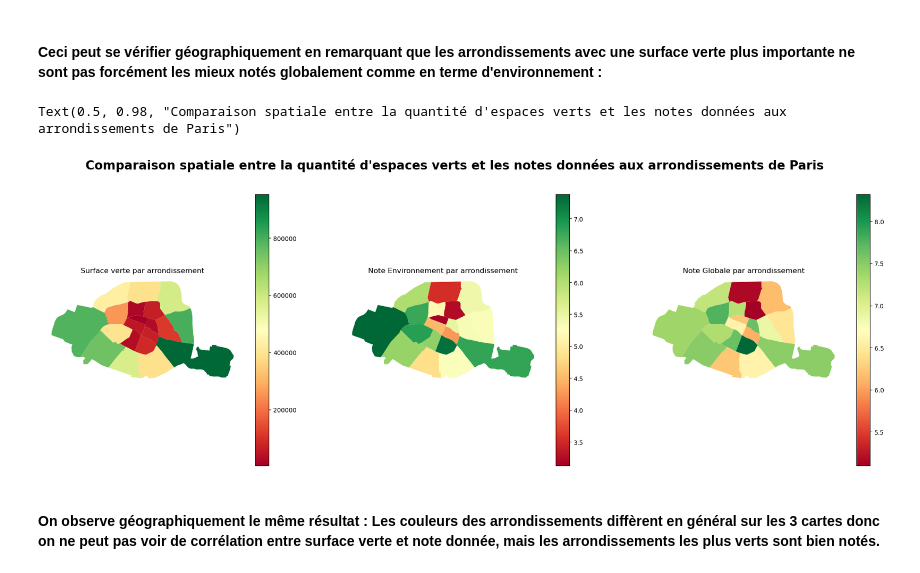
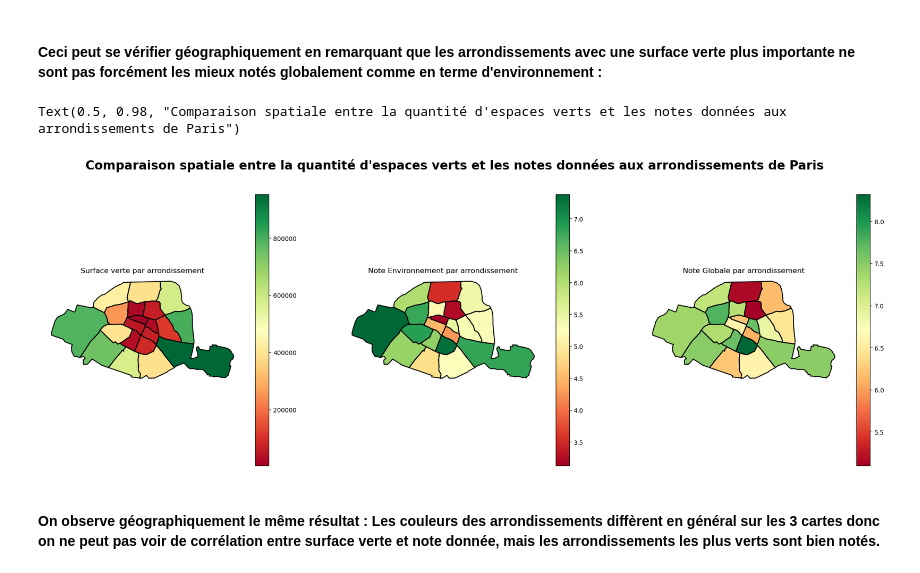
Before and after one commit to solenemoro/Projet_Python_2AENSAE, a Jupyter notebook: Espaces_verts.ipynb, the cells around one changed output. Saved outputs shown, nothing was run; the diff lists cells and outputs as text; code cells hidden in the pictures.

Commit message:
Add borders of paris arrondissements on the final graphs

```diff
--- a/Espaces_verts.ipynb
+++ b/Espaces_verts.ipynb
@@ -209,32 +228,33 @@ def postal_code(i):
 # %%
 '''Creating 3 map graphs to visualise the arrondissement that have more green spaces or higher marks'''
 
 fig,ax=plt.subplots(1,3,figsize=(25,8))
 
-    '''Giving the Paris_borders geo-dataframe the same index (postal codes) as our other dataframes'''
+'''Giving the Paris_borders geo-dataframe the same index (postal codes) as our other dataframes'''
 
 Paris_borders_everts=Paris_borders.dissolve('NOM','sum')
 Paris_borders_everts['NOM_M']=Paris_borders_everts['NOM_M'].apply(lambda x: postal_code(int(numero(x[6:8])))) #Transforming the column 'NOM_M' into postal codes
 Paris_borders_everts=Paris_borders_everts.set_index('NOM_M').sort_index() #We sort the postal codes to facilitate the joining with other tables
-    '''We add 3 columns to our new Paris_borders_everts dataframe : the total green area, the environmental mark and the global mark for each arrondissement'''
+'''We add 3 columns to our new Paris_borders_everts dataframe : the total green area, the environmental mark and the global mark for each arrondissement'''
 
 Paris_borders_everts['Surface verte']=surface_verte.sort_index()['surface_totale_reelle']
 Paris_borders_everts['Note Environnement']=notes_env.sort_index()['Environnement']
 Paris_borders_everts['Note Globale']=notes_globales.sort_index()['Note Globale']
 
-    '''We plot each map graph and choose the colors of the legend(going from red to dark green)'''
+'''We plot each map graph and choose the colors of the legend(going from red to dark green)'''
 
 Paris_borders_everts.plot(column='Surface verte',ax=ax[0],legend=True,cmap='RdYlGn')
 ax[0].set_title('Surface verte par arrondissement')
 Paris_borders_everts.plot(column='Note Environnement',ax=ax[1],legend=True,cmap='RdYlGn')
 ax[1].set_title('Note Environnement par arrondissement')
 Paris_borders_everts.plot(column='Note Globale',ax=ax[2],legend=True,cmap='RdYlGn')
 ax[2].set_title('Note Globale par arrondissement')
 for axx in ax:
     axx.set_axis_off()
+    Paris_borders.boundary.plot(ax = axx, edgecolor = "black", facecolor="none",color =None) #Print the borders of arrondissements
 fig.suptitle("Comparaison spatiale entre la quantité d'espaces verts et les notes données aux arrondissements de Paris",fontsize=20,fontweight='bold')
 # %% [output]
 Text(0.5, 0.98, "Comparaison spatiale entre la quantité d'espaces verts et les notes données aux arrondissements de Paris")
-[figure, old version]
+[figure, new version]
 # %% [markdown]
 #### On observe géographiquement le même résultat : Les couleurs des arrondissements diffèrent en général sur les 3 cartes donc on ne peut pas voir de corrélation entre surface verte et note donnée, mais les arrondissements les plus verts sont bien notés.
```
Also changed, not shown: parts of 2 cells of this notebook, 1 other file.
